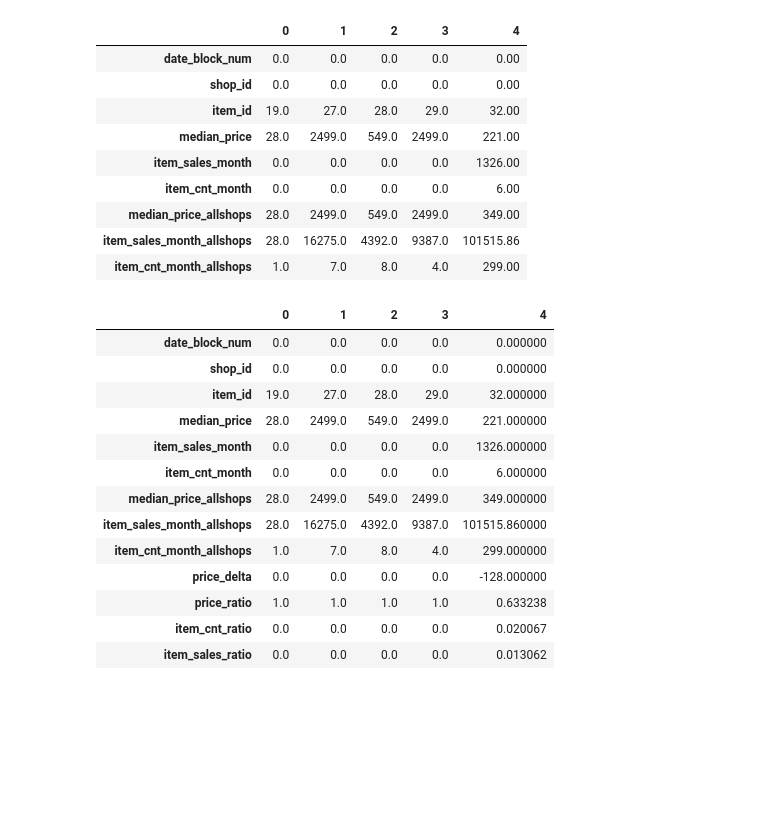
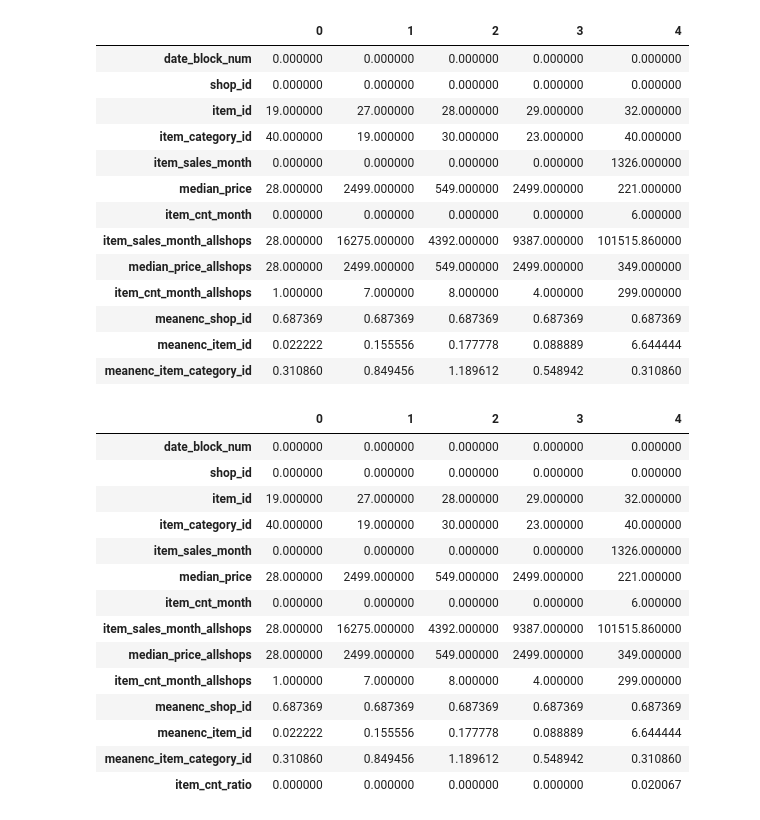
Before and after one commit to keijak/kaggle-pub, a Jupyter notebook: sales1c/training2.ipynb, the cells around one changed output. Saved outputs shown, nothing was run; the diff lists cells and outputs as text; code cells hidden in the pictures; blank space fills up the shorter version.

Commit message:
training2, LGBM, public score 1.01207

```diff
--- a/sales1c/training2.ipynb
+++ b/sales1c/training2.ipynb
@@ -43,6 +43,7 @@ df_train = (
     pd.DataFrame({'date_block_num': np.arange(34)})
     .merge(unique_shop_id, how='left', on='date_block_num')
     .merge(unique_item_id, how='left', on='date_block_num')
+    .merge(df_items[['item_id', 'item_category_id']], how='left', on='item_id')
     .sort_values(by=['date_block_num', 'shop_id', 'item_id'])
     .reset_index(drop=True)
 )
@@ -52,12 +53,14 @@ df_agg = (
     .agg({
         'item_cnt_day': 'sum',
         'item_price': 'median',
-        'item_sales': 'sum'})
+        'item_sales': 'sum',
+    })
     .reset_index()
     .rename(columns={
         'item_cnt_day': 'item_cnt_month',
         'item_price': 'median_price',
-        'item_sales': 'item_sales_month'})
+        'item_sales': 'item_sales_month',
+    })
 )
 df_train = df_train.merge(df_agg, how='left', on=['date_block_num', 'shop_id', 'item_id'])
 df_train.item_cnt_month.fillna(0.0, inplace=True)
@@ -68,51 +71,68 @@ df_agg = (
     .agg({
         'item_cnt_day': 'sum',
         'item_price': 'median',
-        'item_sales': 'sum'})
+        'item_sales': 'sum',
+    })
     .reset_index()
     .rename(columns={
         'item_cnt_day': 'item_cnt_month_allshops',
         'item_price': 'median_price_allshops',
-        'item_sales': 'item_sales_month_allshops'})
+        'item_sales': 'item_sales_month_allshops',
+    })
 )
 df_train = df_train.merge(df_agg, how='left', on=['date_block_num', 'item_id'])
 df_train.median_price.fillna(df_train.median_price_allshops, inplace=True)
 
+for col in ['shop_id', 'item_id', 'item_category_id']:
+    df_agg = (
+        df_train.groupby(['date_block_num', col])
+        .item_cnt_month
+        .mean()
+        .reset_index()
+        .rename(columns={'item_cnt_month': 'meanenc_' + col})
+    )
+    df_train = df_train.merge(df_agg, how='left', on=['date_block_num', col])
+
 df_train.head().T
 # %% [output]
 |  | 0 | 1 | 2 | 3 | 4 |
-| date_block_num | 0.0 | 0.0 | 0.0 | 0.0 | 0.00 |
-| shop_id | 0.0 | 0.0 | 0.0 | 0.0 | 0.00 |
-| item_id | 19.0 | 27.0 | 28.0 | 29.0 | 32.00 |
-| median_price | 28.0 | 2499.0 | 549.0 | 2499.0 | 221.00 |
-| item_sales_month | 0.0 | 0.0 | 0.0 | 0.0 | 1326.00 |
-| item_cnt_month | 0.0 | 0.0 | 0.0 | 0.0 | 6.00 |
-| median_price_allshops | 28.0 | 2499.0 | 549.0 | 2499.0 | 349.00 |
-| item_sales_month_allshops | 28.0 | 16275.0 | 4392.0 | 9387.0 | 101515.86 |
-| item_cnt_month_allshops | 1.0 | 7.0 | 8.0 | 4.0 | 299.00 |
+| date_block_num | 0.000000 | 0.000000 | 0.000000 | 0.000000 | 0.000000 |
+| shop_id | 0.000000 | 0.000000 | 0.000000 | 0.000000 | 0.000000 |
+| item_id | 19.000000 | 27.000000 | 28.000000 | 29.000000 | 32.000000 |
+| item_category_id | 40.000000 | 19.000000 | 30.000000 | 23.000000 | 40.000000 |
+| item_sales_month | 0.000000 | 0.000000 | 0.000000 | 0.000000 | 1326.000000 |
+| median_price | 28.000000 | 2499.000000 | 549.000000 | 2499.000000 | 221.000000 |
+| item_cnt_month | 0.000000 | 0.000000 | 0.000000 | 0.000000 | 6.000000 |
+| item_sales_month_allshops | 28.000000 | 16275.000000 | 4392.000000 | 9387.000000 | 101515.860000 |
+| median_price_allshops | 28.000000 | 2499.000000 | 549.000000 | 2499.000000 | 349.000000 |
+| item_cnt_month_allshops | 1.000000 | 7.000000 | 8.000000 | 4.000000 | 299.000000 |
+| meanenc_shop_id | 0.687369 | 0.687369 | 0.687369 | 0.687369 | 0.687369 |
+| meanenc_item_id | 0.022222 | 0.155556 | 0.177778 | 0.088889 | 6.644444 |
+| meanenc_item_category_id | 0.310860 | 0.849456 | 1.189612 | 0.548942 | 0.310860 |
 # %%
-df_train['price_delta'] = df_train.median_price - df_train.median_price_allshops
-df_train['price_ratio'] = df_train.median_price / df_train.median_price_allshops
+#df_train['price_delta'] = df_train.median_price - df_train.median_price_allshops
+#df_train['price_ratio'] = df_train.median_price / df_train.median_price_allshops
 df_train['item_cnt_ratio'] = df_train.item_cnt_month / df_train.item_cnt_month_allshops
 df_train['item_cnt_ratio'].fillna(0.0, inplace=True)
-df_train['item_sales_ratio'] = df_train.item_sales_month / df_train.item_sales_month_allshops
-df_train['item_sales_ratio'].fillna(0.0, inplace=True)
+#df_train['item_sales_ratio'] = df_train.item_sales_month / df_train.item_sales_month_allshops
+#df_train['item_sales_ratio'].fillna(0.0, inplace=True)
 df_train.head().T
 # %% [output]
 |  | 0 | 1 | 2 | 3 | 4 |
-| date_block_num | 0.0 | 0.0 | 0.0 | 0.0 | 0.000000 |
-| shop_id | 0.0 | 0.0 | 0.0 | 0.0 | 0.000000 |
-| item_id | 19.0 | 27.0 | 28.0 | 29.0 | 32.000000 |
-| median_price | 28.0 | 2499.0 | 549.0 | 2499.0 | 221.000000 |
-| item_sales_month | 0.0 | 0.0 | 0.0 | 0.0 | 1326.000000 |
-| item_cnt_month | 0.0 | 0.0 | 0.0 | 0.0 | 6.000000 |
-| median_price_allshops | 28.0 | 2499.0 | 549.0 | 2499.0 | 349.000000 |
-| item_sales_month_allshops | 28.0 | 16275.0 | 4392.0 | 9387.0 | 101515.860000 |
-| item_cnt_month_allshops | 1.0 | 7.0 | 8.0 | 4.0 | 299.000000 |
-| price_delta | 0.0 | 0.0 | 0.0 | 0.0 | -128.000000 |
-| price_ratio | 1.0 | 1.0 | 1.0 | 1.0 | 0.633238 |
-| item_cnt_ratio | 0.0 | 0.0 | 0.0 | 0.0 | 0.020067 |
-| item_sales_ratio | 0.0 | 0.0 | 0.0 | 0.0 | 0.013062 |
+| date_block_num | 0.000000 | 0.000000 | 0.000000 | 0.000000 | 0.000000 |
+| shop_id | 0.000000 | 0.000000 | 0.000000 | 0.000000 | 0.000000 |
+| item_id | 19.000000 | 27.000000 | 28.000000 | 29.000000 | 32.000000 |
+| item_category_id | 40.000000 | 19.000000 | 30.000000 | 23.000000 | 40.000000 |
+| item_sales_month | 0.000000 | 0.000000 | 0.000000 | 0.000000 | 1326.000000 |
+| median_price | 28.000000 | 2499.000000 | 549.000000 | 2499.000000 | 221.000000 |
+| item_cnt_month | 0.000000 | 0.000000 | 0.000000 | 0.000000 | 6.000000 |
+| item_sales_month_allshops | 28.000000 | 16275.000000 | 4392.000000 | 9387.000000 | 101515.860000 |
+| median_price_allshops | 28.000000 | 2499.000000 | 549.000000 | 2499.000000 | 349.000000 |
+| item_cnt_month_allshops | 1.000000 | 7.000000 | 8.000000 | 4.000000 | 299.000000 |
+| meanenc_shop_id | 0.687369 | 0.687369 | 0.687369 | 0.687369 | 0.687369 |
+| meanenc_item_id | 0.022222 | 0.155556 | 0.177778 | 0.088889 | 6.644444 |
+| meanenc_item_category_id | 0.310860 | 0.849456 | 1.189612 | 0.548942 | 0.310860 |
+| item_cnt_ratio | 0.000000 | 0.000000 | 0.000000 | 0.000000 | 0.020067 |
 # %%
 df_train.isnull().sum()
 # %% [output]
```
Also changed, not shown: parts of 13 cells of this notebook.
